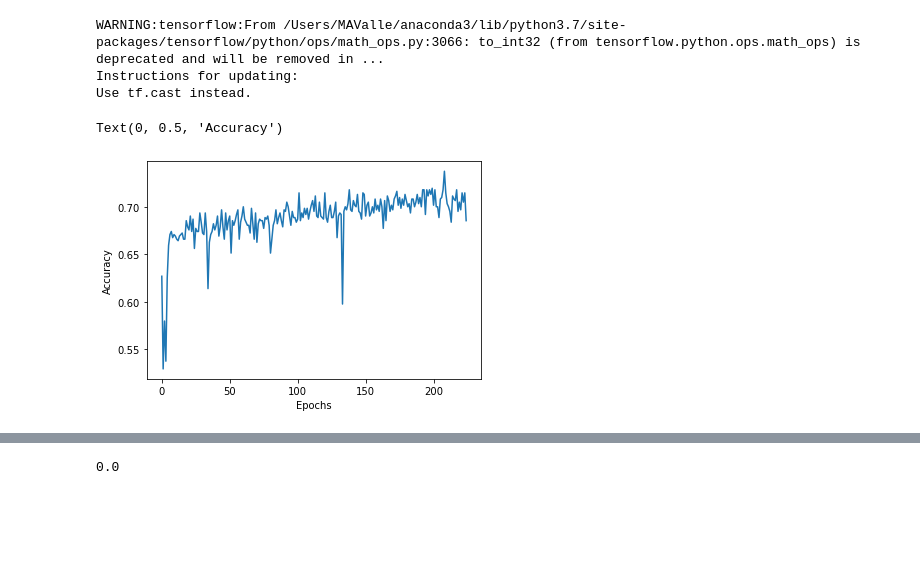
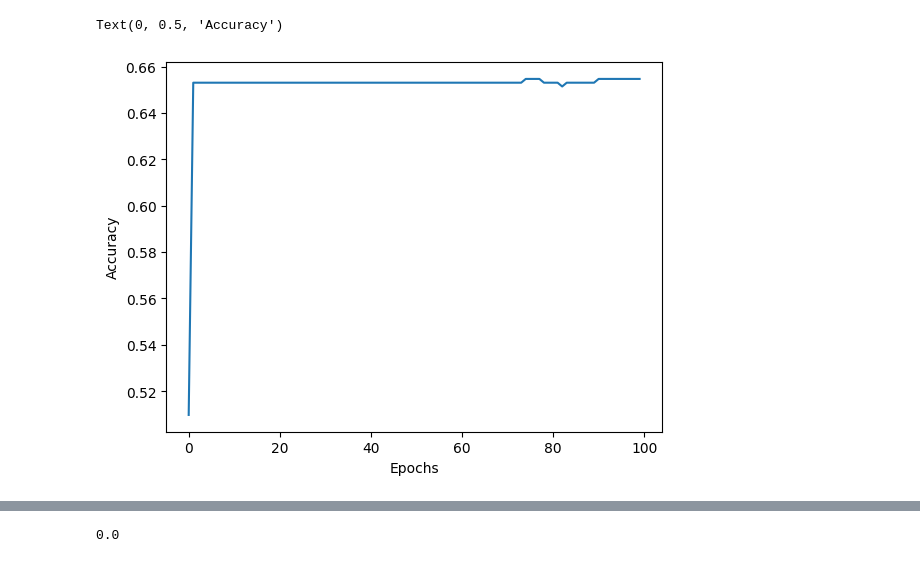
Before and after one commit to MAValle/deepLearning_intro_course, a Jupyter notebook: model_perceptron1.ipynb, the cells around one changed output, grey strips where cells are left out. Saved outputs shown, nothing was run; the diff lists cells and outputs as text; code cells hidden in the pictures; blank space fills up the shorter version.

```diff
--- a/model_perceptron1.ipynb
+++ b/model_perceptron1.ipynb
@@ -21,6 +25,9 @@ import numpy as np
 # %%
-# carga de los datos
+# # Carga de datos alternativa 2: desde el GitHub
+
 # https://www.kaggle.com/uciml/pima-indians-diabetes-database
+
+# NOTA: ES IMPORTANTE TENER CARGADO EL CSV EN EL MISMO DIRECTORIO DONDE ESTA EL SCRIPT.
 
 # Context:
 # This dataset is originally from the National Institute of Diabetes and Digestive and Kidney Diseases.
@@ -42,4 +49,13 @@ import numpy as np
 # Y = {0,1} =  {sin diabetes, diabetes}
 
 #dataset = np.loadtxt('pima_dataset.csv', delimiter=',')
-dataset = np.genfromtxt("pima_dataset.csv", delimiter=",", skip_header=1) # sin cargar header
+#dataset = np.genfromtxt("pima_dataset.csv", delimiter=",", skip_header=1) # sin cargar header
+
+# ALTERNATIVA 1 PARA IMPORTAR CSV's
+# dataset = pd.read_csv(io.BytesIO(uploaded['pima_dataset.csv']))
+
+# ALTERNATIVA 2 PARA IMPORTAR CSV'S
+url = 'https://raw.githubusercontent.com/MAValle/deepLearning_intro_course/main/pima_dataset.csv'
+dataset = pd.read_csv(url)
+dataset.head()
+column_names = list(dataset.columns)
@@ -55,0 +62,8 @@ array([[  6.   , 148.   ,  72.   , ...,   0.627,  50.   ,   1.   ],
+# %%
+# No olvidemos escalar los datos!
+from sklearn.preprocessing import MinMaxScaler
+
+scaler = MinMaxScaler()
+cols = dataset.columns[dataset.columns != 'Outcome']
+dataset[cols] = scaler.fit_transform(dataset[cols])
+dataset.head()
@@ -55,0 +77,6 @@ array([[  6.   , 148.   ,  72.   , ...,   0.627,  50.   ,   1.   ],
+# %%
+# dataset es dataframe
+
+# vamos a convertir dataset a array:
+dataset = dataset.to_numpy()
+dataset
@@ -119,16 +165,12 @@ model.compile(loss='binary_crossentropy', optimizer='adam', metrics=['accuracy']
 # Presentamos los datos a nuestro pseudo perceptron. Esto le dice a Keras que comience el proceso de
 # entrenamiento.
 
-history = model.fit(X, Y, epochs=225, batch_size=25, verbose=1, validation_split=0.2)
+history = model.fit(X, Y, epochs=100, batch_size=25, verbose=0, validation_split=0.2)
 
 # epochs = numero de iteraciones del proceso de aprendizaje optimizacion antes de parar el proceso de aprendizaje
 # batch_size = tamaño de las muestras durante cada iteracion
 # verbose = 1 lo dejamos en 1 para ver que va sucediendo
 # split = 0.3  tomamos un 20% de los datos como set de validacion para evitar el overfitting.
-# %% [output]
-WARNING:tensorflow:From /Users/MAValle/anaconda3/lib/python3.7/site-packages/tensorflow/python/ops/math_ops.py:3066: to_int32 (from tensorflow.python.ops.math_ops) is deprecated and will be removed in ...
-Instructions for updating:
-Use tf.cast instead.
 # %%
 # Vemos que el accuracy logra superar ligeramente el 60%.
 
@@ -150,22 +192,23 @@ Use tf.cast instead.
 # %%
 # Veamos cómo se desarrolla el accuracy en las iteraciones
 # https://stackoverflow.com/questions/61401114/neural-network-perceptron-visualizing-decision-boundary-as-a-hyperplane-wh
 
 import matplotlib.pyplot as plt #cargamos paquete para graficar
 
 epochs = range(len(history.epoch))  #creamos un vector rango de 0 a 255
 
 # Nota si inspeccionamos print(history.history) veremos que esta lista contiene:
 # loss, acc, val_loss, val_acc
+#print(history.history)
 
 plt.figure()
-#plt.plot(epochs, history.history['accuracy'])
-plt.plot(epochs, history.history['acc'])
+plt.plot(epochs, history.history['accuracy'])
+#plt.plot(epochs, history.history['acc'])
 plt.xlabel('Epochs')
 plt.ylabel('Accuracy')
 # %% [output]
 Text(0, 0.5, 'Accuracy')
-[figure, old version]
+[figure, new version]
 # %%
 # Veamos un plot de la funcion de perdida a traves de las iteraciones
 
```
Also changed, not shown: parts of 15 cells of this notebook.
